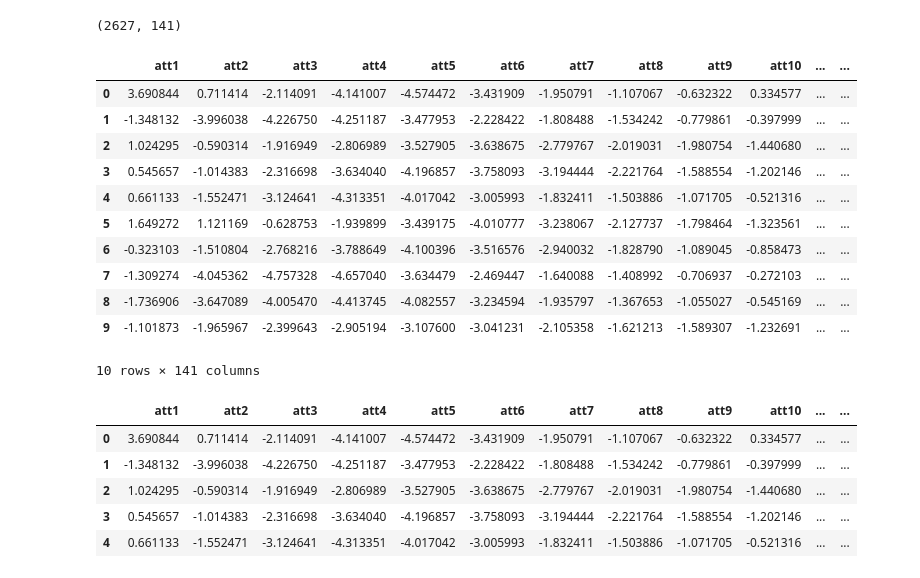
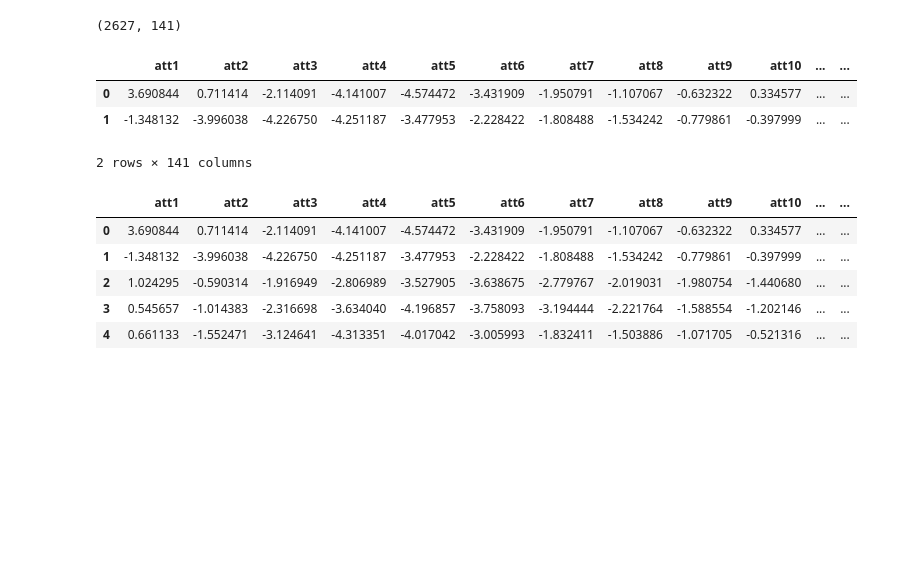
Before and after one commit to akib1689/CSE-472, a Jupyter notebook: Project/ml_project update.ipynb, the cells around one changed output. Saved outputs shown, nothing was run; the diff lists cells and outputs as text; code cells hidden in the pictures; blank space fills up the shorter version.

```diff
--- a/Project/ml_project update.ipynb
+++ b/Project/ml_project update.ipynb
@@ -79,43 +72,35 @@ c12.shape
 (2627, 141)
 # %%
 #plot graphs of normal and abnormal ECG to visualise the trends
-c1 = df[df.iloc[:,140] ==b'1'][:10]
-c2 = df[df.iloc[:,140] ==b'2'][:10]
-c3 = df[df.iloc[:,140] ==b'3'][:10]
-c4 = df[df.iloc[:,140] ==b'4'][:10]
-c5 = df[df.iloc[:,140] ==b'5'][:10]
+c1 = df[df.iloc[:,140] ==b'1'][:2]
+c2 = df[df.iloc[:,140] ==b'2'][:2]
+c3 = df[df.iloc[:,140] ==b'3'][:2]
+c4 = df[df.iloc[:,140] ==b'4'][:2]
+c5 = df[df.iloc[:,140] ==b'5'][:2]
 # Create the figure
 fig = go.Figure()
 #create a list to display only a single legend
 leg1  = [False] * c1.shape[0]
 leg1[0] = True
 
 leg2  = [False] * c2.shape[0]
 leg2[0] = True
 
 leg3  = [False] * c3.shape[0]
 leg3[0] = True
 
 leg4  = [False] * c4.shape[0]
 leg4[0] = True
 
 leg5  = [False] * c5.shape[0]
 leg5[0] = True
 
 c1
 # %% [output]
 |  | att1 | att2 | att3 | att4 | att5 | att6 | att7 | att8 | att9 | att10 | ... | ... |
 | 0 | 3.690844 | 0.711414 | -2.114091 | -4.141007 | -4.574472 | -3.431909 | -1.950791 | -1.107067 | -0.632322 | 0.334577 | ... | ... |
 | 1 | -1.348132 | -3.996038 | -4.226750 | -4.251187 | -3.477953 | -2.228422 | -1.808488 | -1.534242 | -0.779861 | -0.397999 | ... | ... |
-| 2 | 1.024295 | -0.590314 | -1.916949 | -2.806989 | -3.527905 | -3.638675 | -2.779767 | -2.019031 | -1.980754 | -1.440680 | ... | ... |
-| 3 | 0.545657 | -1.014383 | -2.316698 | -3.634040 | -4.196857 | -3.758093 | -3.194444 | -2.221764 | -1.588554 | -1.202146 | ... | ... |
-| 4 | 0.661133 | -1.552471 | -3.124641 | -4.313351 | -4.017042 | -3.005993 | -1.832411 | -1.503886 | -1.071705 | -0.521316 | ... | ... |
-| 5 | 1.649272 | 1.121169 | -0.628753 | -1.939899 | -3.439175 | -4.010777 | -3.238067 | -2.127737 | -1.798464 | -1.323561 | ... | ... |
-| 6 | -0.323103 | -1.510804 | -2.768216 | -3.788649 | -4.100396 | -3.516576 | -2.940032 | -1.828790 | -1.089045 | -0.858473 | ... | ... |
-| 7 | -1.309274 | -4.045362 | -4.757328 | -4.657040 | -3.634479 | -2.469447 | -1.640088 | -1.408992 | -0.706937 | -0.272103 | ... | ... |
-| 8 | -1.736906 | -3.647089 | -4.005470 | -4.413745 | -4.082557 | -3.234594 | -1.935797 | -1.367653 | -1.055027 | -0.545169 | ... | ... |
-| 9 | -1.101873 | -1.965967 | -2.399643 | -2.905194 | -3.107600 | -3.041231 | -2.105358 | -1.621213 | -1.589307 | -1.232691 | ... | ... |
-10 rows × 141 columns
+2 rows × 141 columns
 # %%
 import plotly.graph_objects as go
 import numpy as np
```
Also changed, not shown: parts of 16 cells of this notebook, 1 other file.
